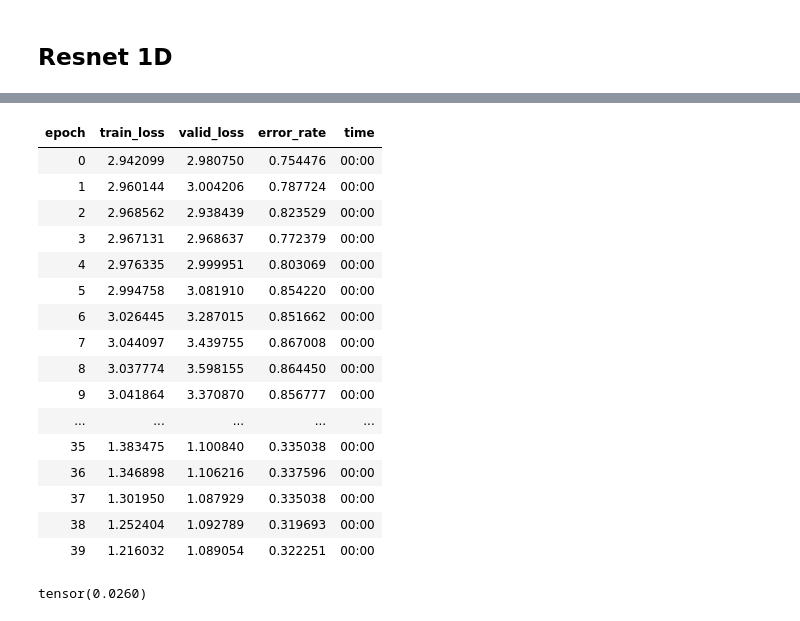
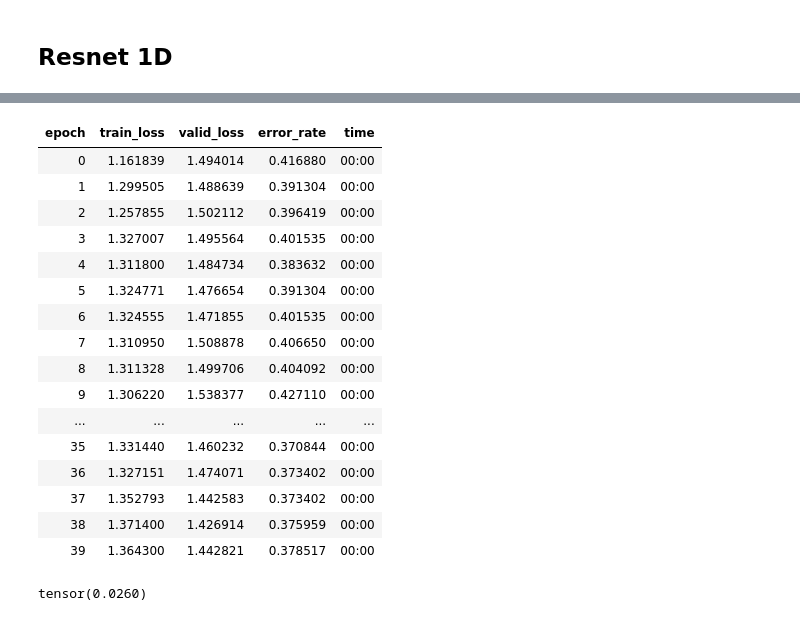
Before and after one commit to tcapelle/timeseries_fastai, a Jupyter notebook: 01_adiac.ipynb, the cells around one changed output, grey strips where cells are left out. Saved outputs shown, nothing was run; the diff lists cells and outputs as text; code cells hidden in the pictures.

```diff
--- a/01_adiac.ipynb
+++ b/01_adiac.ipynb
@@ -139,23 +124,23 @@ learn_res.lr_find(); learn_res.recorder.plot()
 # %%
-learn_res.fit_one_cycle(40, 1e-2)
+learn_res.fit_one_cycle(40, 1e-5)
 # %% [output]
 | epoch | train_loss | valid_loss | error_rate | time |
-| 0 | 2.942099 | 2.980750 | 0.754476 | 00:00 |
-| 1 | 2.960144 | 3.004206 | 0.787724 | 00:00 |
-| 2 | 2.968562 | 2.938439 | 0.823529 | 00:00 |
-| 3 | 2.967131 | 2.968637 | 0.772379 | 00:00 |
-| 4 | 2.976335 | 2.999951 | 0.803069 | 00:00 |
-| 5 | 2.994758 | 3.081910 | 0.854220 | 00:00 |
-| 6 | 3.026445 | 3.287015 | 0.851662 | 00:00 |
-| 7 | 3.044097 | 3.439755 | 0.867008 | 00:00 |
-| 8 | 3.037774 | 3.598155 | 0.864450 | 00:00 |
-| 9 | 3.041864 | 3.370870 | 0.856777 | 00:00 |
+| 0 | 1.161839 | 1.494014 | 0.416880 | 00:00 |
+| 1 | 1.299505 | 1.488639 | 0.391304 | 00:00 |
+| 2 | 1.257855 | 1.502112 | 0.396419 | 00:00 |
+| 3 | 1.327007 | 1.495564 | 0.401535 | 00:00 |
+| 4 | 1.311800 | 1.484734 | 0.383632 | 00:00 |
+| 5 | 1.324771 | 1.476654 | 0.391304 | 00:00 |
+| 6 | 1.324555 | 1.471855 | 0.401535 | 00:00 |
+| 7 | 1.310950 | 1.508878 | 0.406650 | 00:00 |
+| 8 | 1.311328 | 1.499706 | 0.404092 | 00:00 |
+| 9 | 1.306220 | 1.538377 | 0.427110 | 00:00 |
 | ... | ... | ... | ... | ... |
-| 35 | 1.383475 | 1.100840 | 0.335038 | 00:00 |
-| 36 | 1.346898 | 1.106216 | 0.337596 | 00:00 |
-| 37 | 1.301950 | 1.087929 | 0.335038 | 00:00 |
-| 38 | 1.252404 | 1.092789 | 0.319693 | 00:00 |
-| 39 | 1.216032 | 1.089054 | 0.322251 | 00:00 |
+| 35 | 1.331440 | 1.460232 | 0.370844 | 00:00 |
+| 36 | 1.327151 | 1.474071 | 0.373402 | 00:00 |
+| 37 | 1.352793 | 1.442583 | 0.373402 | 00:00 |
+| 38 | 1.371400 | 1.426914 | 0.375959 | 00:00 |
+| 39 | 1.364300 | 1.442821 | 0.378517 | 00:00 |
 # %%
 p, t = learn_res.get_preds()
 # %%
```
Also changed, not shown: parts of 1 cell of this notebook, 2 other files.
